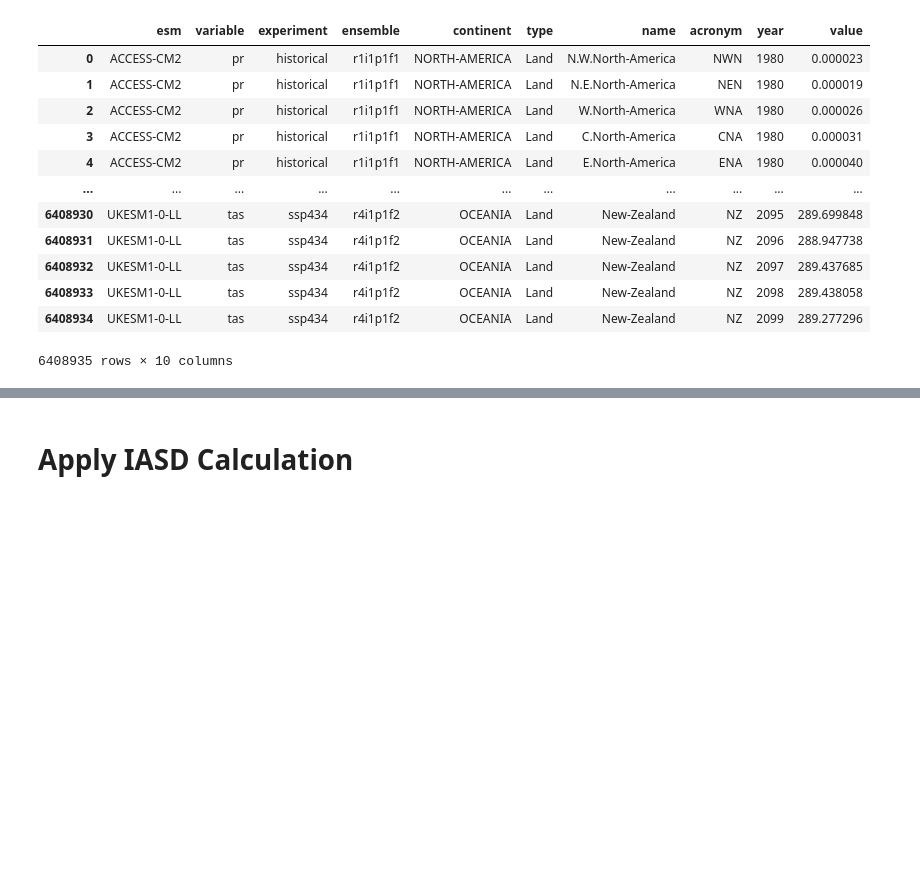
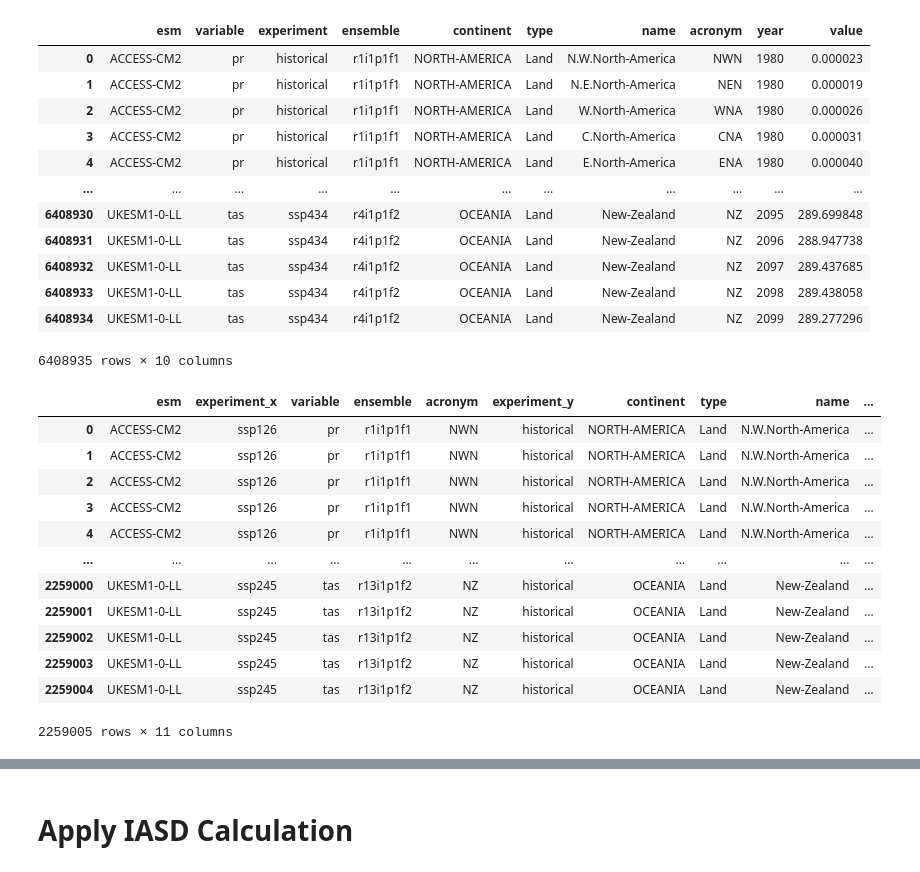
Before and after one commit to JGCRI/stitches_in_r, a Jupyter notebook: R/inst/shinyApp/python_curation/metric_calc.ipynb, the cells around one changed output, grey strips where cells are left out. Cells and saved outputs as stored; diff of their text form; code cells hidden in the pictures; blank space fills up the shorter version.

```diff
--- a/R/inst/shinyApp/python_curation/metric_calc.ipynb
+++ b/R/inst/shinyApp/python_curation/metric_calc.ipynb
@@ -202,3 +188,23 @@ full_data_non_nan_full_ts
 | 6408933 | UKESM1-0-LL | tas | ssp434 | r4i1p1f2 | OCEANIA | Land | New-Zealand | NZ | 2098 | 289.438058 |
 | 6408934 | UKESM1-0-LL | tas | ssp434 | r4i1p1f2 | OCEANIA | Land | New-Zealand | NZ | 2099 | 289.277296 |
 6408935 rows × 10 columns
+# %%
+hist_data = full_data_non_nan_full_ts[full_data_non_nan_full_ts['experiment'] == 'historical']
+fut_data = full_data_non_nan_full_ts[full_data_non_nan_full_ts['experiment'] != 'historical']
+all_combs = fut_data[['esm', 'experiment', 'variable', 'ensemble', 'acronym']].drop_duplicates()
+comb_data = pd.merge(all_combs, hist_data, how='inner', left_on=['esm', 'variable', 'ensemble', 'acronym'], right_on=['esm', 'variable', 'ensemble', 'acronym'])
+comb_data
+# %% [output]
+|  | esm | experiment_x | variable | ensemble | acronym | experiment_y | continent | type | name | ... |
+| 0 | ACCESS-CM2 | ssp126 | pr | r1i1p1f1 | NWN | historical | NORTH-AMERICA | Land | N.W.North-America | ... |
+| 1 | ACCESS-CM2 | ssp126 | pr | r1i1p1f1 | NWN | historical | NORTH-AMERICA | Land | N.W.North-America | ... |
+| 2 | ACCESS-CM2 | ssp126 | pr | r1i1p1f1 | NWN | historical | NORTH-AMERICA | Land | N.W.North-America | ... |
+| 3 | ACCESS-CM2 | ssp126 | pr | r1i1p1f1 | NWN | historical | NORTH-AMERICA | Land | N.W.North-America | ... |
+| 4 | ACCESS-CM2 | ssp126 | pr | r1i1p1f1 | NWN | historical | NORTH-AMERICA | Land | N.W.North-America | ... |
+| ... | ... | ... | ... | ... | ... | ... | ... | ... | ... | ... |
+| 2259000 | UKESM1-0-LL | ssp245 | tas | r13i1p1f2 | NZ | historical | OCEANIA | Land | New-Zealand | ... |
+| 2259001 | UKESM1-0-LL | ssp245 | tas | r13i1p1f2 | NZ | historical | OCEANIA | Land | New-Zealand | ... |
+| 2259002 | UKESM1-0-LL | ssp245 | tas | r13i1p1f2 | NZ | historical | OCEANIA | Land | New-Zealand | ... |
+| 2259003 | UKESM1-0-LL | ssp245 | tas | r13i1p1f2 | NZ | historical | OCEANIA | Land | New-Zealand | ... |
+| 2259004 | UKESM1-0-LL | ssp245 | tas | r13i1p1f2 | NZ | historical | OCEANIA | Land | New-Zealand | ... |
+2259005 rows × 11 columns
```
Also changed, not shown: parts of 14 cells of this notebook, 1 other file.
